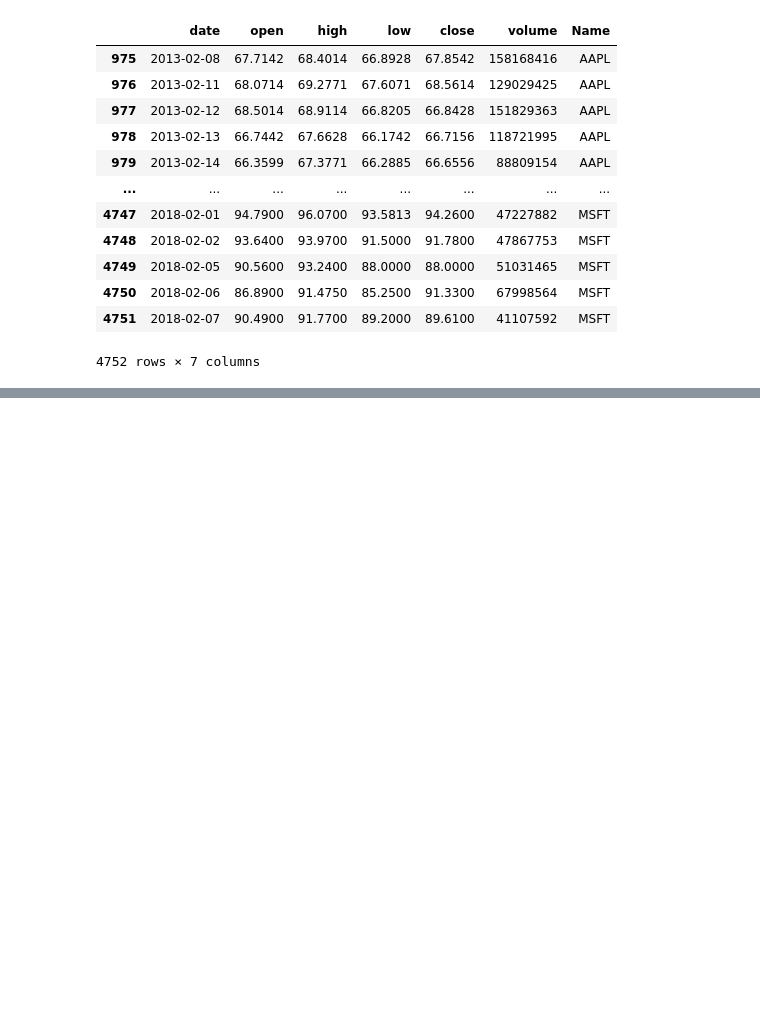
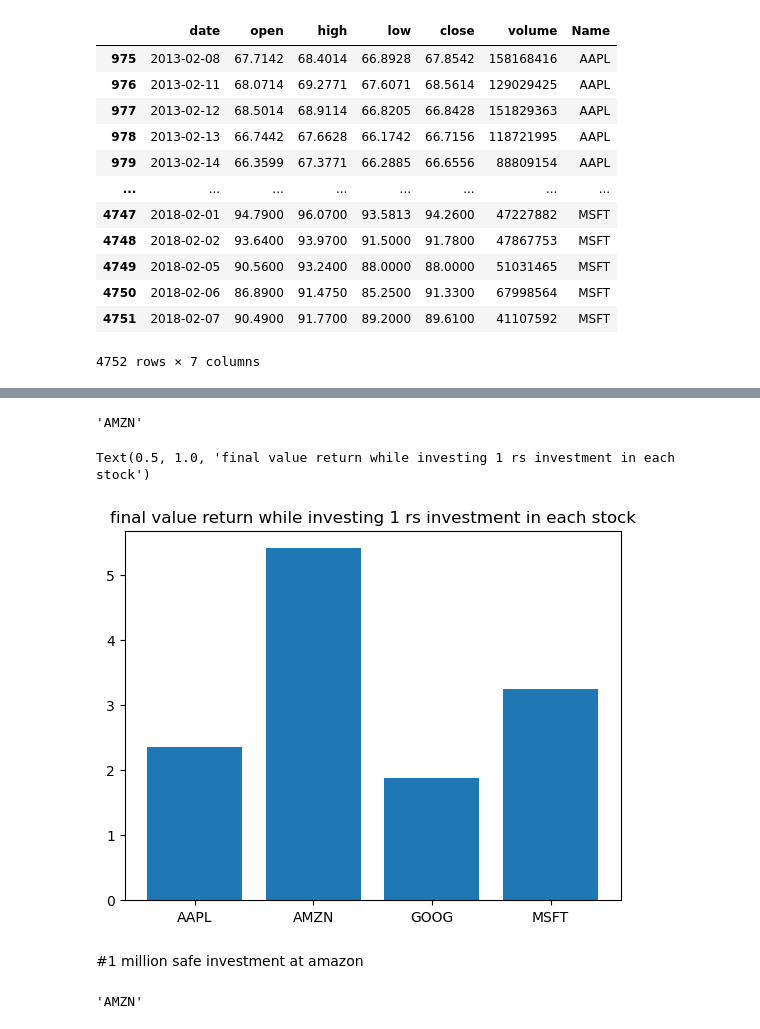
Before and after one commit to ThonteShila/DataAnalytics_Projects, a Jupyter notebook: Stock Market Data Analytics/Stock_Market_Analysis_Notebook.ipynb, the cells around one changed output, grey strips where cells are left out. Cells and saved outputs as stored; diff of their text form; code cells hidden in the pictures; blank space fills up the shorter version.

Commit message:
EDA done on four  comapany's  stock

```diff
--- a/Stock Market Data Analytics/Stock_Market_Analysis_Notebook.ipynb
+++ b/Stock Market Data Analytics/Stock_Market_Analysis_Notebook.ipynb
@@ -163,0 +154,2 @@ all_data.sort_values(["Name","date"])
+# %%
+all_data["Daily Return"]=all_data.groupby("Name")["close"].pct_change()
@@ -163,0 +189,17 @@ all_data.sort_values(["Name","date"])
+# %%
+all_data["Cumulative_Return"]=(1+all_data["Daily Return"]).groupby(all_data["Name"]).cumprod()
+# %%
+best=all_data.groupby("Name")["Cumulative_Return"].last()
+# %%
+
+best.idxmax()
+# %% [output]
+'AMZN'
+# %%
+plt.bar(best.index,best.values)
+plt.title("final value return while investing 1 rs investment in each stock")
+# %% [output]
+Text(0.5, 1.0, 'final value return while investing 1 rs investment in each stock')
+[figure, added]
+# %% [markdown]
+#1 million safe investment at amazon
@@ -163,0 +208,4 @@ all_data.sort_values(["Name","date"])
+# %%
+best_stock
+# %% [output]
+'AMZN'
```
Also changed, not shown: parts of 18 cells of this notebook.
